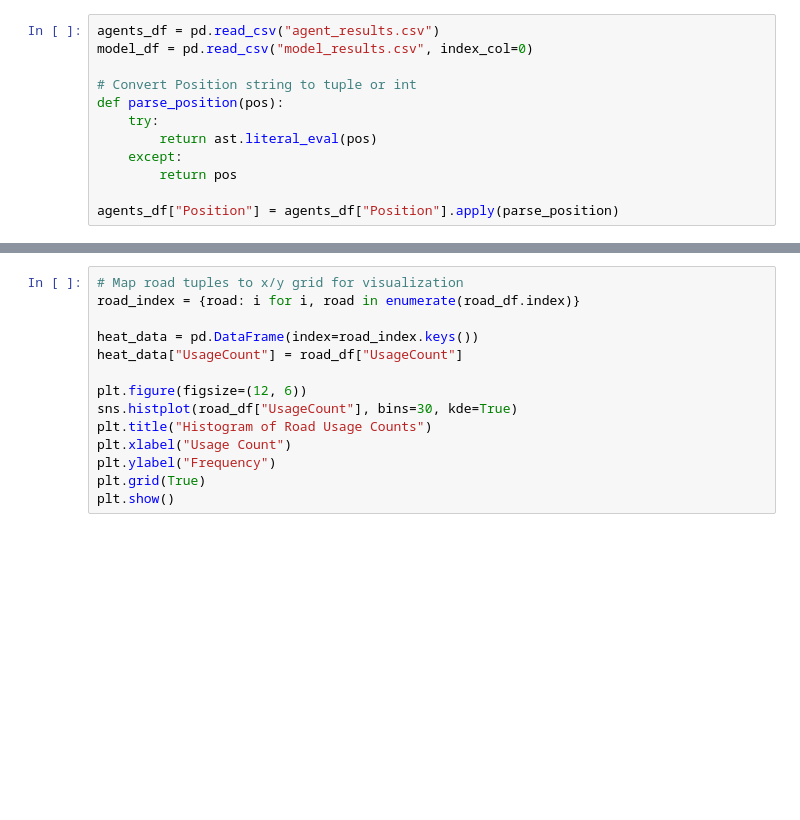
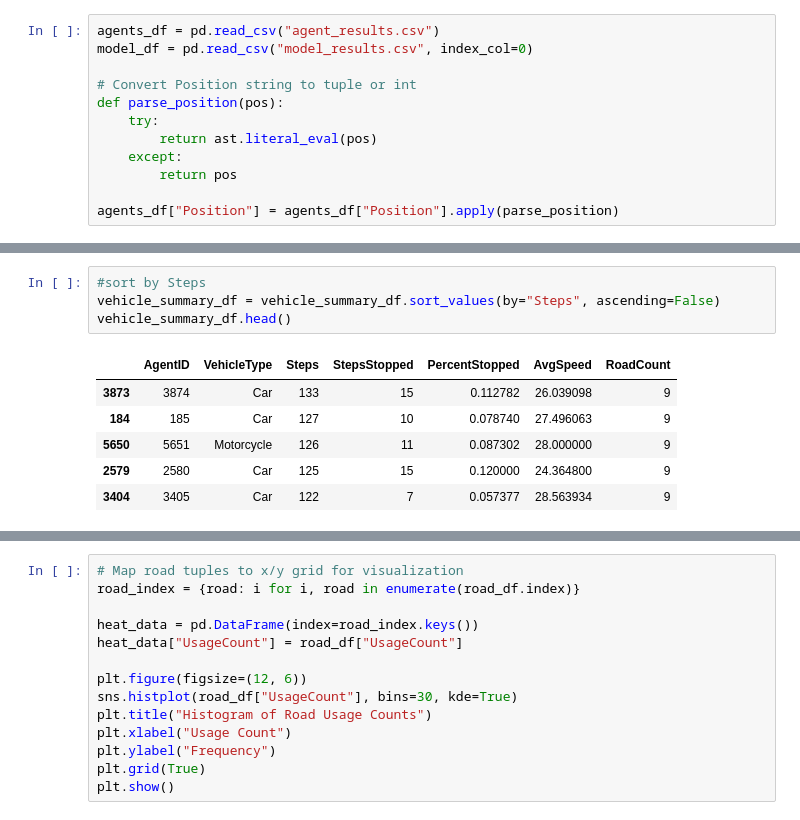
Before and after one commit to haarmeggido/agent-systems, a Jupyter notebook: src/ainter/data/data.ipynb, the cells around one changed output, grey strips where cells are left out. Saved outputs shown, nothing was run; the diff lists cells and outputs as text; blank space fills up the shorter version.

```diff
--- a/src/ainter/data/data.ipynb
+++ b/src/ainter/data/data.ipynb
@@ -51,0 +68,11 @@ vehicle_summary_df.head()
+# %%
+#sort by Steps
+vehicle_summary_df = vehicle_summary_df.sort_values(by="Steps", ascending=False)
+vehicle_summary_df.head()
+# %% [output]
+|  | AgentID | VehicleType | Steps | StepsStopped | PercentStopped | AvgSpeed | RoadCount |
+| 3873 | 3874 | Car | 133 | 15 | 0.112782 | 26.039098 | 9 |
+| 184 | 185 | Car | 127 | 10 | 0.078740 | 27.496063 | 9 |
+| 5650 | 5651 | Motorcycle | 126 | 11 | 0.087302 | 28.000000 | 9 |
+| 2579 | 2580 | Car | 125 | 15 | 0.120000 | 24.364800 | 9 |
+| 3404 | 3405 | Car | 122 | 7 | 0.057377 | 28.563934 | 9 |
```
Also changed, not shown: parts of 7 cells of this notebook.
